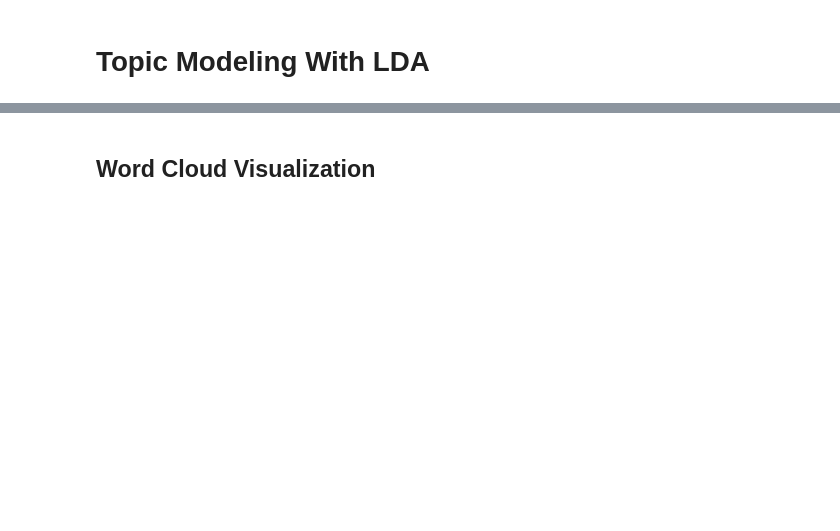
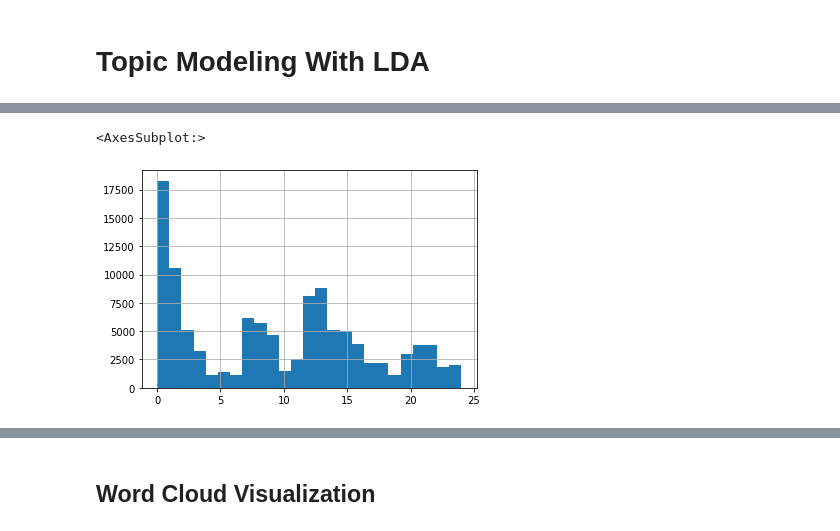
Before and after one commit to zekemorton/TopicModelingProject, a Jupyter notebook: topic_modeling.ipynb, the cells around one changed output, grey strips where cells are left out. Cells and saved outputs as stored; diff of their text form; code cells hidden in the pictures; blank space fills up the shorter version.

```diff
--- a/topic_modeling.ipynb
+++ b/topic_modeling.ipynb
@@ -226,11 +218,13 @@ def topic_model(df, num_topics):
     return ldamodel, lda_display
 
 
-model = []
-display = []
-for i in range(1910, 2000, 10):
-    new_model, new_display = topic_model(df[(df['year'] > i) & (df['year'] < i+10 )], 6)
-    model.append(new_model)
-    display.append(new_display)
+model, display = topic_model(df, 25)
 
-pyLDAvis.display(display[1])
+# model = []
+# display = []
+# for i in range(1910, 2000, 10):
+#     new_model, new_display = topic_model(df[(df['year'] > i) & (df['year'] < i+10 )], 6)
+#     model.append(new_model)
+#     display.append(new_display)
+
+# pyLDAvis.display(display[1])
@@ -238,0 +282,5 @@ pyLDAvis.display(display[1])
+# %%
+df1["topic"].hist(bins = 25)
+# %% [output]
+<AxesSubplot:>
+[figure, added]
```
Also changed, not shown: parts of 11 cells of this notebook, 1 other file.
